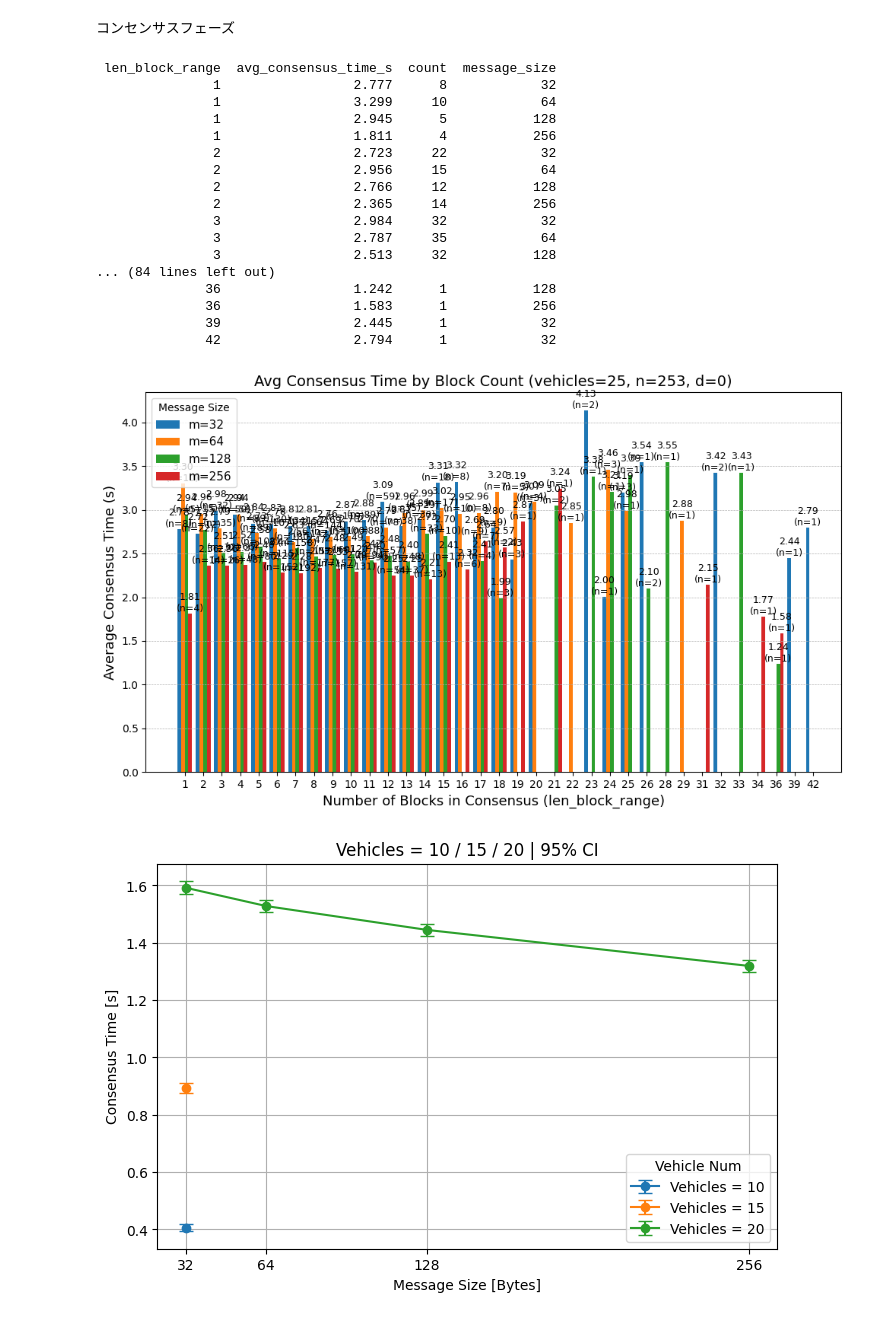
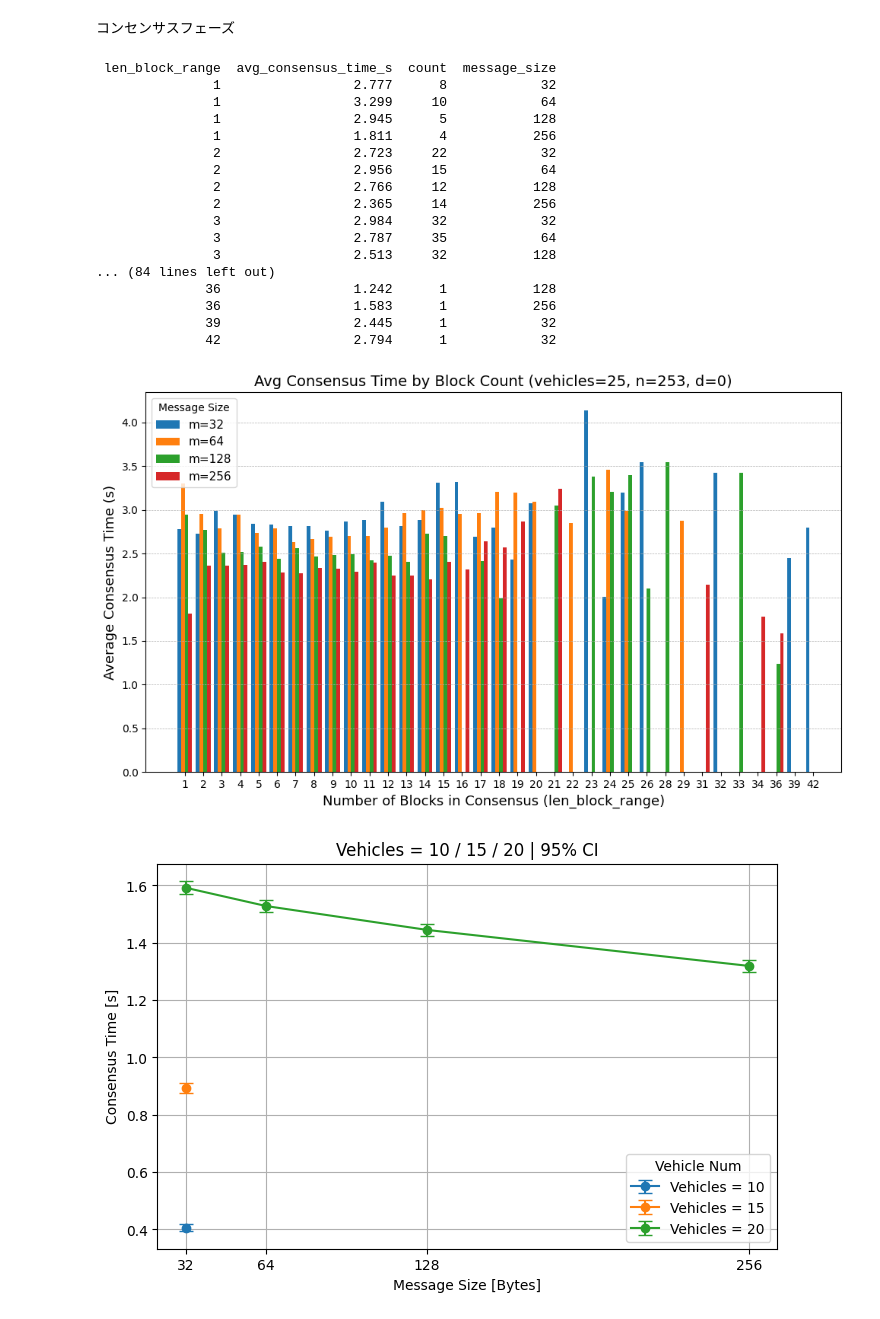
Before and after one commit to lucvil/vguard, a Jupyter notebook: data_analysis/multi_rsu_congestion_fixed_vehicle_num/data_analysis.ipynb, the cells around one changed output. Saved outputs shown, nothing was run; the diff lists cells and outputs as text; code cells hidden in the pictures.

```diff
--- a/data_analysis/multi_rsu_congestion_fixed_vehicle_num/data_analysis.ipynb
+++ b/data_analysis/multi_rsu_congestion_fixed_vehicle_num/data_analysis.ipynb
@@ -503,7 +503,7 @@ participant_size = proposer_num + validator_num  # 253
 network_delay    = 0
 
 # 変化させるパラメータ（ユーザ指定どおり）
-vehicle_nums  = [5, 10, 15, 20, 25]          # ← 指定順のまま
+vehicle_nums  = [25]          # ← 指定順のまま
 message_sizes = [32, 64, 128, 256]
 
 # 実験ルート（必要に応じて変更）
@@ -985,42 +1187,42 @@ else:
         # NaN は描画されない（データがないブロック数は棒が出ない）
         ax.bar(x + (i - (k-1)/2) * width, y, width, label=f"m={m}")
 
-        # 注釈（平均秒 & 件数）
-        cnt = pivot_count[m].values if pivot_count is not None else [np.nan] * len(y)
-        for xi, yi, ci in zip(x, y, cnt):
-            if not np.isnan(yi):
-                ax.text(xi + (i - (k-1)/2) * width, yi, f"{yi:.2f}\n(n={int(ci)})",
-                        ha="center", va="bottom", fontsize=9)
+        # # 注釈（平均秒 & 件数）
+        # cnt = pivot_count[m].values if pivot_count is not None else [np.nan] * len(y)
+        # for xi, yi, ci in zip(x, y, cnt):
+        #     if not np.isnan(yi):
+        #         ax.text(xi + (i - (k-1)/2) * width, yi, f"{yi:.2f}\n(n={int(ci)})",
+        #                 ha="center", va="bottom", fontsize=9)
 
     ax.set_xlabel("Number of Blocks in Consensus (len_block_range)", fontsize=13)
     ax.set_ylabel("Average Consensus Time (s)", fontsize=13)
     ax.set_title(f"Avg Consensus Time by Block Count (vehicles=25, n={participant_size}, d={network_delay})", fontsize=14)
     ax.set_xticks(x)
     ax.set_xticklabels(pivot_mean.index.astype(int))
     ax.legend(title="Message Size", fontsize=11)
     ax.grid(True, linestyle="--", linewidth=0.5, axis="y")
 
     plt.tight_layout()
     plt.show()
 # %% [output]
  len_block_range  avg_consensus_time_s  count  message_size
                1                 2.777      8            32
                1                 3.299     10            64
                1                 2.945      5           128
                1                 1.811      4           256
                2                 2.723     22            32
                2                 2.956     15            64
                2                 2.766     12           128
                2                 2.365     14           256
                3                 2.984     32            32
                3                 2.787     35            64
                3                 2.513     32           128
 ... (84 lines left out)
               36                 1.242      1           128
               36                 1.583      1           256
               39                 2.445      1            32
               42                 2.794      1            32
-[figure, old version]
+[figure, new version]
 # %%
 # --- ここから追記（get_consensus_time は変更しない） --------------------
 import os
```
Also changed, not shown: parts of 3 cells of this notebook, 4 other files.
